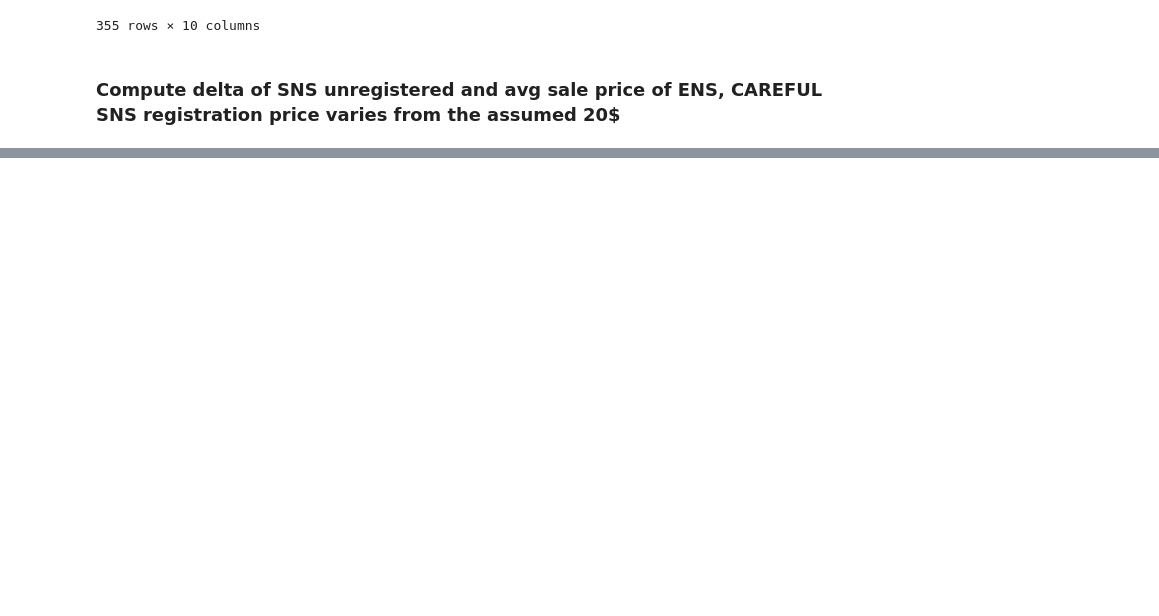
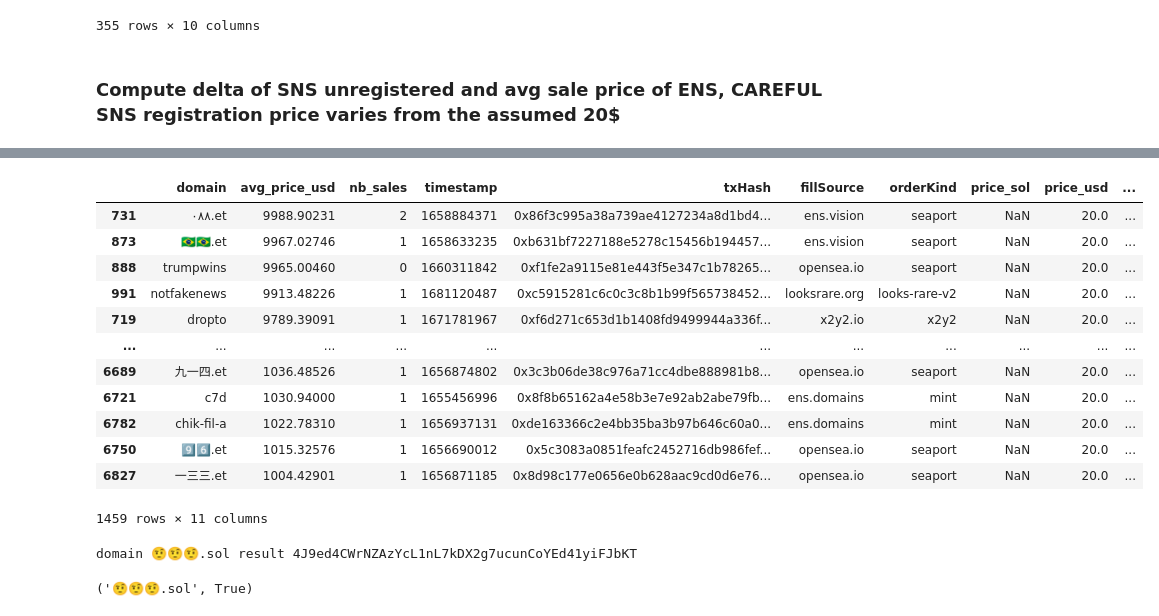
Before and after one commit to thismad/SolEthDomains, a Jupyter notebook: main.ipynb, the cells around one changed output, grey strips where cells are left out. Cells and saved outputs as stored; diff of their text form; code cells hidden in the pictures; blank space fills up the shorter version.

```diff
--- a/main.ipynb
+++ b/main.ipynb
@@ -529,0 +548,24 @@ df_sales[not df_sales['is_registered']].sort_values(by=['delta','price_usd'], as
+# %%
+temp_merge['price_usd']=temp_merge.apply(lambda x: 20 if not x['is_registered'] else x['price_usd'],axis=1)
+temp_merge['delta']=temp_merge.apply(lambda x: x['avg_price_usd']-x['price_usd'], axis=1)
+temp_merge[temp_merge['is_registered']==False].sort_values(by=['delta'], ascending=False)
+# %% [output]
+|  | domain | avg_price_usd | nb_sales | timestamp | txHash | fillSource | orderKind | price_sol | price_usd | ... |
+| 731 | ٠٨٨.et | 9988.90231 | 2 | 1658884371 | 0x86f3c995a38a739ae4127234a8d1bd4... | ens.vision | seaport | NaN | 20.0 | ... |
+| 873 | 🇧🇷🇧🇷.et | 9967.02746 | 1 | 1658633235 | 0xb631bf7227188e5278c15456b194457... | ens.vision | seaport | NaN | 20.0 | ... |
+| 888 | trumpwins | 9965.00460 | 0 | 1660311842 | 0xf1fe2a9115e81e443f5e347c1b78265... | opensea.io | seaport | NaN | 20.0 | ... |
+| 991 | notfakenews | 9913.48226 | 1 | 1681120487 | 0xc5915281c6c0c3c8b1b99f565738452... | looksrare.org | looks-rare-v2 | NaN | 20.0 | ... |
+| 719 | dropto | 9789.39091 | 1 | 1671781967 | 0xf6d271c653d1b1408fd9499944a336f... | x2y2.io | x2y2 | NaN | 20.0 | ... |
+| ... | ... | ... | ... | ... | ... | ... | ... | ... | ... | ... |
+| 6689 | 九一四.et | 1036.48526 | 1 | 1656874802 | 0x3c3b06de38c976a71cc4dbe888981b8... | opensea.io | seaport | NaN | 20.0 | ... |
+| 6721 | c7d | 1030.94000 | 1 | 1655456996 | 0x8f8b65162a4e58b3e7e92ab2abe79fb... | ens.domains | mint | NaN | 20.0 | ... |
+| 6782 | chik-fil-a | 1022.78310 | 1 | 1656937131 | 0xde163366c2e4bb35ba3b97b646c60a0... | ens.domains | mint | NaN | 20.0 | ... |
+| 6750 | 9️⃣6️⃣.et | 1015.32576 | 1 | 1656690012 | 0x5c3083a0851feafc2452716db986fef... | opensea.io | seaport | NaN | 20.0 | ... |
+| 6827 | 一三三.et | 1004.42901 | 1 | 1656871185 | 0x8d98c177e0656e0b628aac9cd0d6e76... | opensea.io | seaport | NaN | 20.0 | ... |
+1459 rows × 11 columns
+# %%
+# Test to resolve emoji domains, I think there is an error, hence no results
+process_domain('🤨🤨🤨.sol')
+# %% [output]
+domain 🤨🤨🤨.sol result 4J9ed4CWrNZAzYcL1nL7kDX2g7ucunCoYEd41yiFJbKT
+('🤨🤨🤨.sol', True)
```
Also changed, not shown: parts of 3 cells of this notebook.
